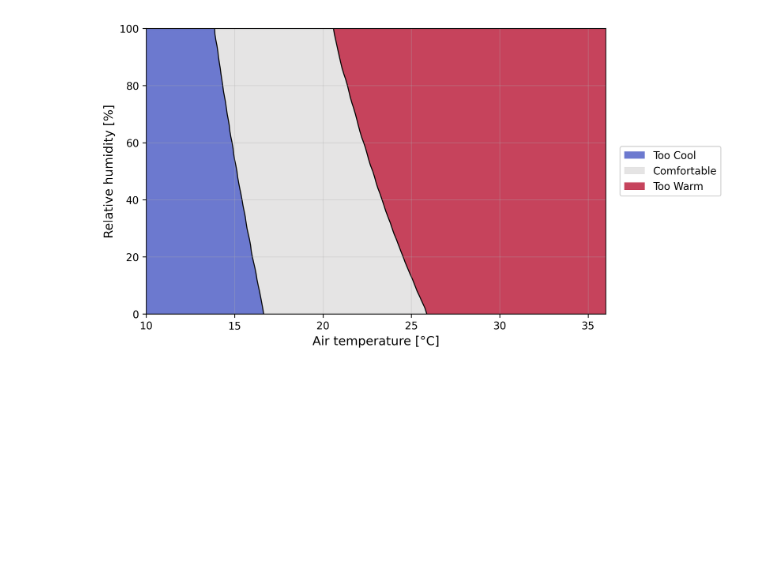
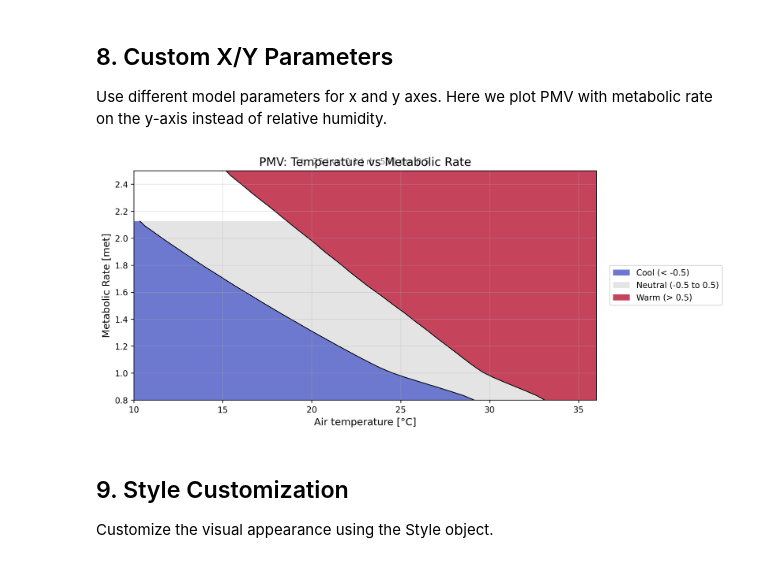
Before and after one commit to CenterForTheBuiltEnvironment/pythermalcomfort, a Jupyter notebook: test_notebook.ipynb, the cells around one changed output. Drawn from its saved outputs; the diff is of its cells as text; code cells hidden in the pictures; blank space fills up the shorter version.

```diff
--- a/test_notebook.ipynb
+++ b/test_notebook.ipynb
@@ -30,11 +109,21 @@ fig, ax = plot.render()
+# %% [markdown]
+## 8. Custom X/Y Parameters
+
+Use different model parameters for x and y axes. Here we plot PMV with metabolic rate on the y-axis instead of relative humidity.
 # %%
-plot = Plot.ranges(
-        pmv_ppd_iso,
-        fixed_params={"tr": 25, "met": 1.2, "clo": 1, "vr": 0.1, "wme": 0},
-        thresholds=[-0.5, 0.5],
-        labels=["Too Cool", "Comfortable", "Too Warm"],
-    )
-
+plot = Plot.range(
+    pmv_ppd_iso,
+    x_param="tdb",
+    y_param="met",
+    fixed_params={"tr": 25, "vr": 0.1, "rh": 50, "clo": 0.5},
+    y_range=(0.8, 2.5),
+)
+plot.style.title = "PMV: Temperature vs Metabolic Rate"
+plot.style.ylabel = "Metabolic Rate [met]"
 fig, ax = plot.render()
 # %% [output]
-[figure, old version]
+[figure, new version]
+# %% [markdown]
+## 9. Style Customization
+
+Customize the visual appearance using the Style object.
```
Also changed, not shown: parts of 20 cells of this notebook, 18 other files.
